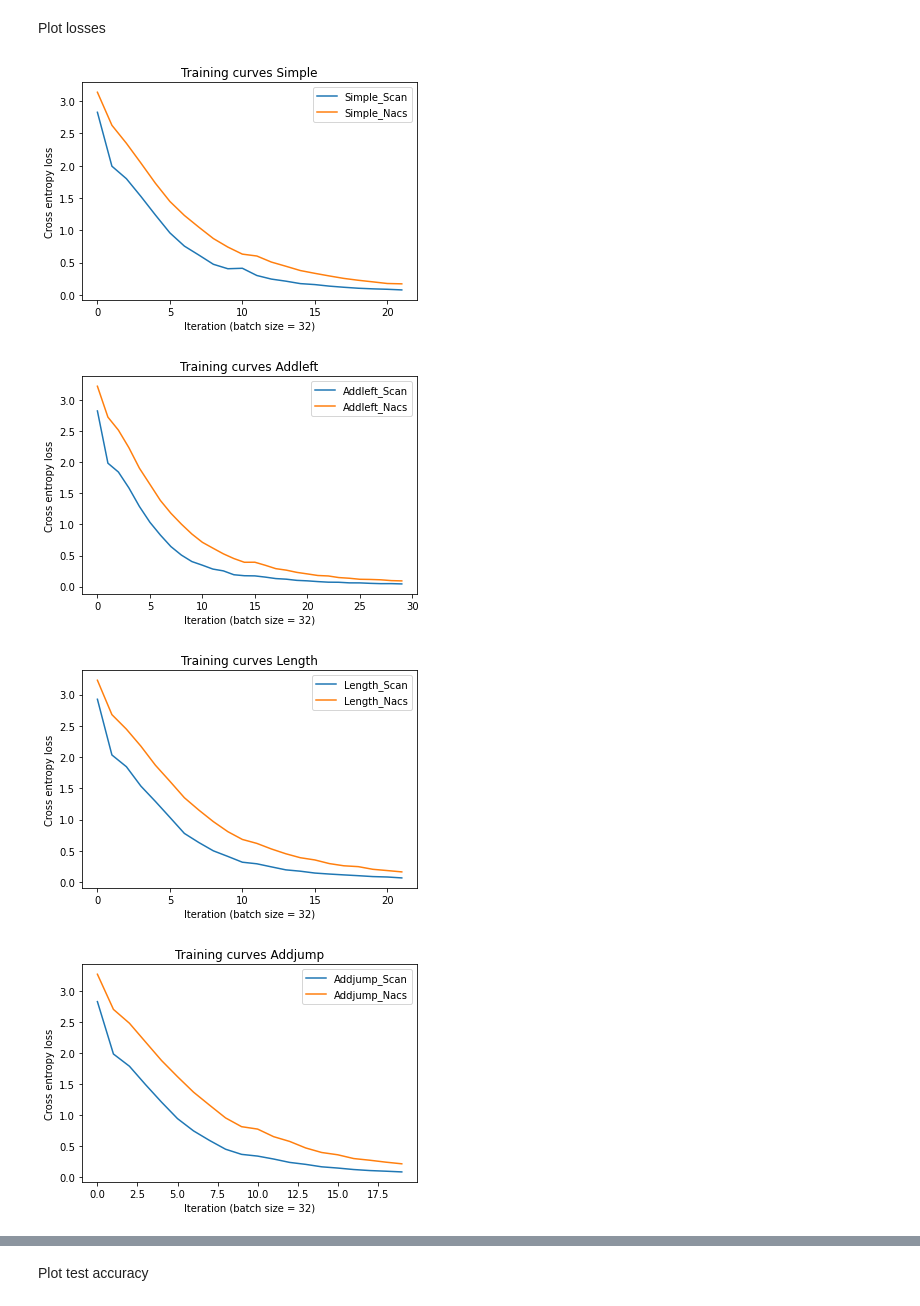
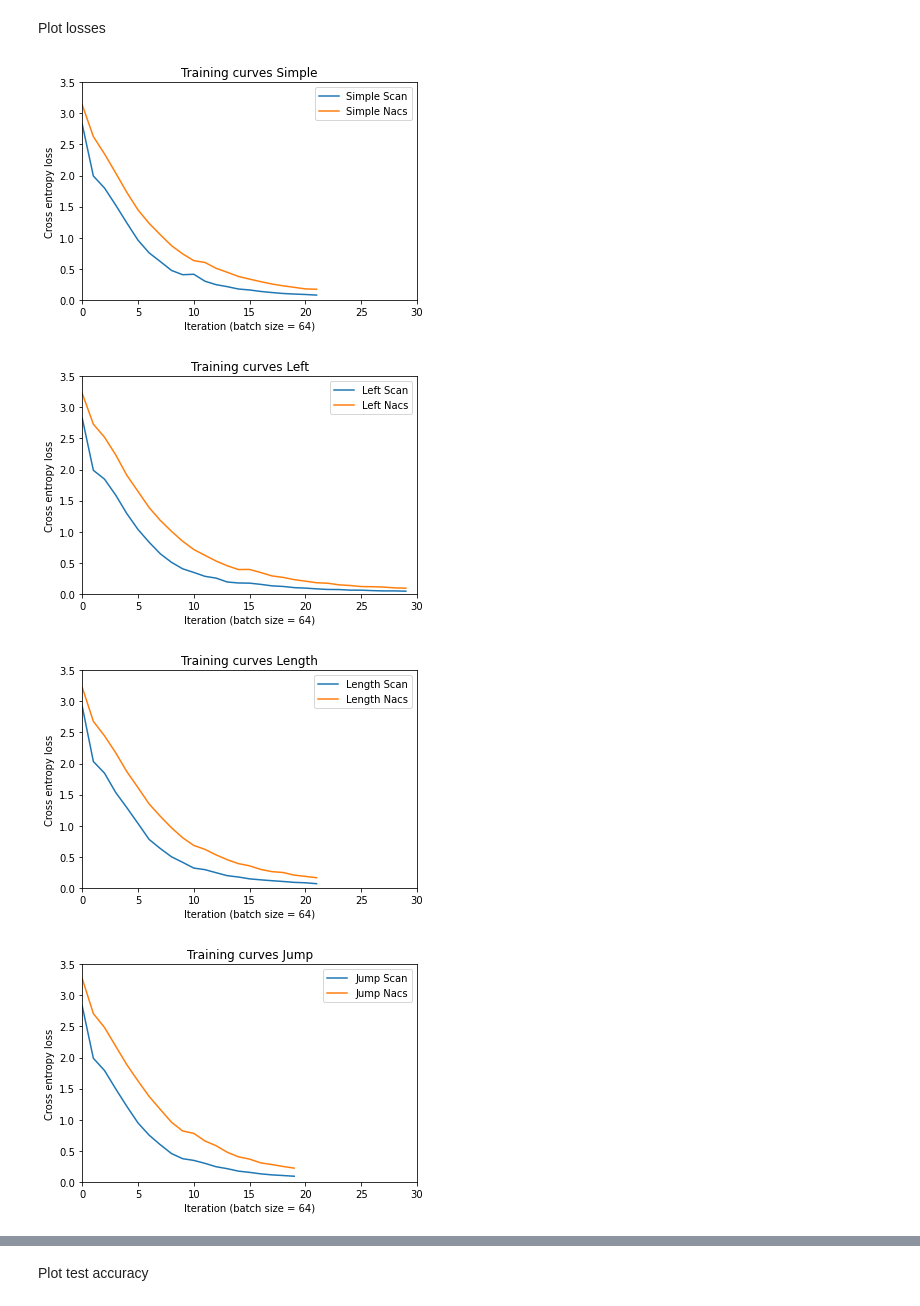
Before and after one commit to JanAthmer/Compositional-generalization-capabillity-of-Transformer, a Jupyter notebook: results.ipynb, the cells around one changed output, grey strips where cells are left out. Saved outputs shown, nothing was run; the diff lists cells and outputs as text; code cells hidden in the pictures.

```diff
--- a/results.ipynb
+++ b/results.ipynb
@@ -82,49 +82,57 @@ simple_scan_losses_ave = np.mean(simple_scan_losses,axis=0)
 simple_nacs_losses_ave = np.mean(simple_nacs_losses,axis=0)
 plt.plot(simple_scan_losses_ave)
 plt.plot(simple_nacs_losses_ave)
-plt.xlabel('Iteration (batch size = 32)')
+plt.xlabel('Iteration (batch size = 64)')
 plt.ylabel('Cross entropy loss')
 plt.title('Training curves Simple')
-plt.legend(['Simple_Scan','Simple_Nacs'])
+plt.legend(['Simple Scan','Simple Nacs'])
+plt.xlim([0,30])
+plt.ylim([0,3.5])
 plt.show()
 # %% [output]
-[figure, old version]
+[figure, new version]
 # %%
 addleft_scan_losses_ave = np.mean(addleft_scan_losses,axis=0)
 addleft_nacs_losses_ave = np.mean(addleft_nacs_losses,axis=0)
 plt.plot(addleft_scan_losses_ave)
 plt.plot(addleft_nacs_losses_ave)
-plt.xlabel('Iteration (batch size = 32)')
+plt.xlabel('Iteration (batch size = 64)')
 plt.ylabel('Cross entropy loss')
-plt.title('Training curves Addleft')
-plt.legend(['Addleft_Scan','Addleft_Nacs'])
+plt.title('Training curves Left')
+plt.legend(['Left Scan','Left Nacs'])
+plt.xlim([0,30])
+plt.ylim([0,3.5])
 plt.show()
 # %% [output]
-[figure, old version]
+[figure, new version]
 # %%
 length_scan_losses_ave = np.mean(length_scan_losses,axis=0)
 length_nacs_losses_ave = np.mean(length_nacs_losses,axis=0)
 plt.plot(length_scan_losses_ave)
 plt.plot(length_nacs_losses_ave)
-plt.xlabel('Iteration (batch size = 32)')
+plt.xlabel('Iteration (batch size = 64)')
 plt.ylabel('Cross entropy loss')
 plt.title('Training curves Length')
-plt.legend(['Length_Scan','Length_Nacs'])
+plt.legend(['Length Scan','Length Nacs'])
+plt.xlim([0,30])
+plt.ylim([0,3.5])
 plt.show()
 # %% [output]
-[figure, old version]
+[figure, new version]
 # %%
 addjump_scan_losses_ave = np.mean(addjump_scan_losses,axis=0)
 addjump_nacs_losses_ave = np.mean(addjump_nacs_losses,axis=0)
 plt.plot(addjump_scan_losses_ave)
 plt.plot(addjump_nacs_losses_ave)
-plt.xlabel('Iteration (batch size = 32)')
+plt.xlabel('Iteration (batch size = 64)')
 plt.ylabel('Cross entropy loss')
-plt.title('Training curves Addjump')
-plt.legend(['Addjump_Scan','Addjump_Nacs'])
+plt.title('Training curves Jump')
+plt.legend(['Jump Scan','Jump Nacs'])
+plt.xlim([0,30])
+plt.ylim([0,3.5])
 plt.show()
 # %% [output]
-[figure, old version]
+[figure, new version]
 # %%
 addleft_removedleft_scan_losses_ave = np.mean(addleft_removedleft_scan_losses,axis=0)
 addleft_removedleft_nacs_losses_ave = np.mean(addleft_removedleft_nacs_losses,axis=0)
```
Also changed, not shown: parts of 10 cells of this notebook, 11 other files.
